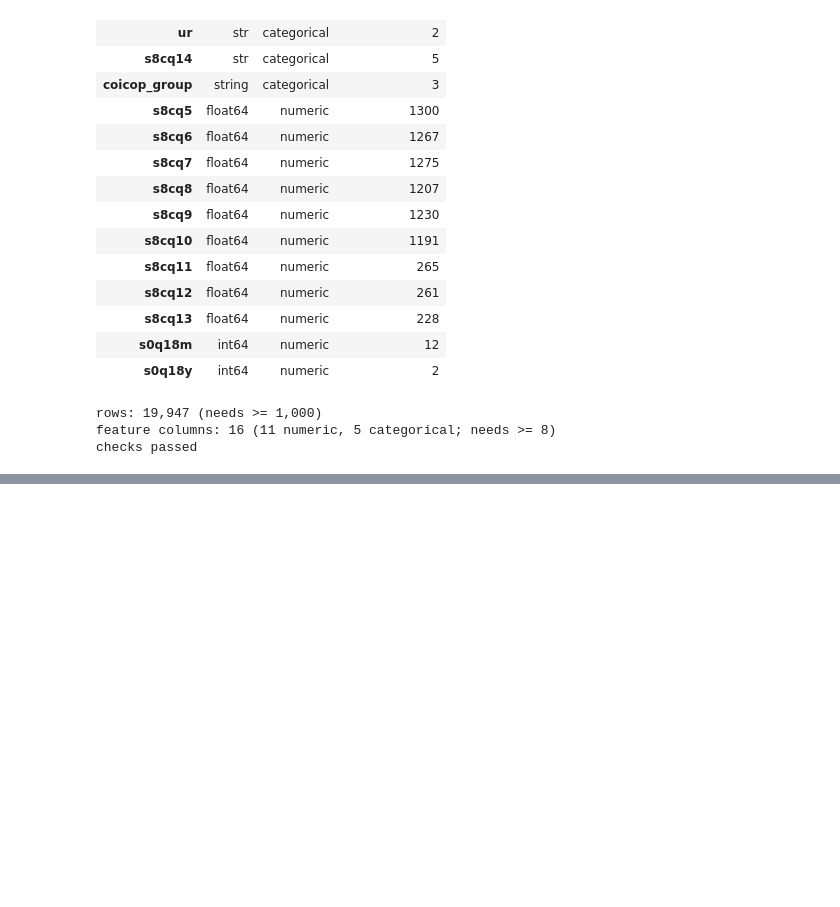
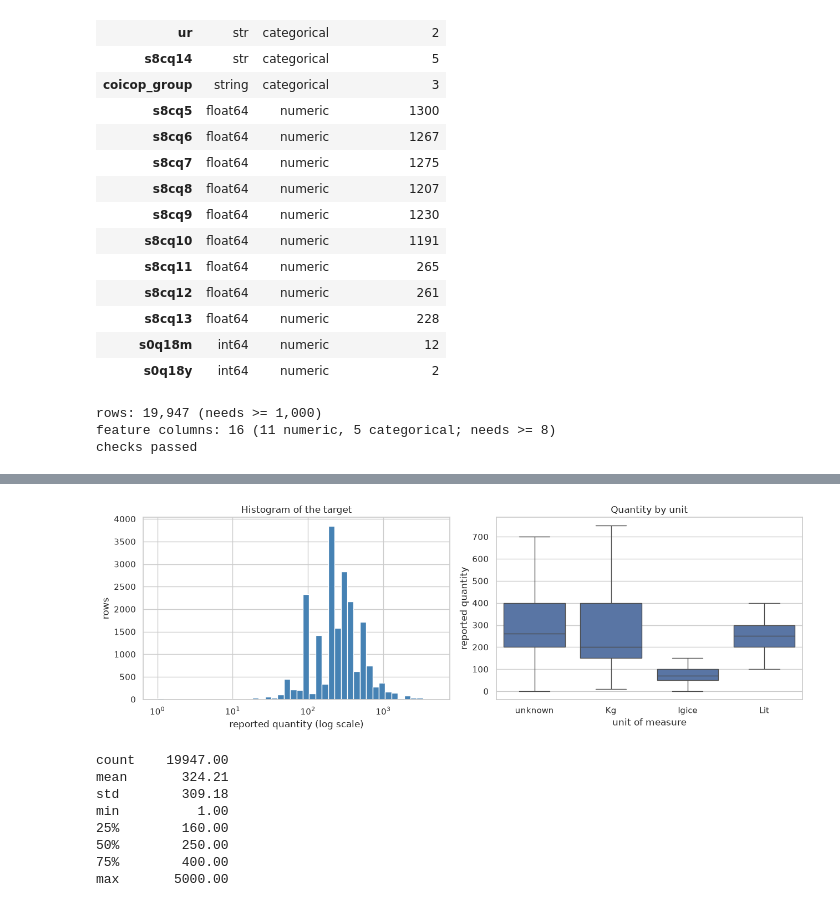
Before and after one commit to elkuradusenge/linear_regression_model, a Jupyter notebook: summative/linear_regression/multivariate.ipynb, the cells around one changed output, grey strips where cells are left out. Cells and saved outputs as stored; diff of their text form; code cells hidden in the pictures; blank space fills up the shorter version.

```diff
--- a/summative/linear_regression/multivariate.ipynb
+++ b/summative/linear_regression/multivariate.ipynb
@@ -250,0 +287,31 @@ checks passed
+# %%
+fig, axes = plt.subplots(1, 2, figsize=(13, 4.4))
+
+bins = np.logspace(np.log10(df[TARGET].min()), np.log10(df[TARGET].max()), 45)
+axes[0].hist(df[TARGET], bins=bins, color="steelblue", edgecolor="white")
+axes[0].set_xscale("log")
+axes[0].set_xlabel("reported quantity (log scale)")
+axes[0].set_ylabel("rows")
+axes[0].set_title("Histogram of the target")
+
+units = df["s8cq14"].value_counts().index[:4].tolist()
+sns.boxplot(data=df[df["s8cq14"].isin(units)], x="s8cq14", y=TARGET,
+            order=units, showfliers=False, ax=axes[1])
+axes[1].set_xlabel("unit of measure")
+axes[1].set_ylabel("reported quantity")
+axes[1].set_title("Quantity by unit")
+
+plt.tight_layout()
+plt.show()
+
+print(df[TARGET].describe().round(2).to_string())
+# %% [output]
+[figure, added]
+count    19947.00
+mean       324.21
+std        309.18
+min          1.00
+25%        160.00
+50%        250.00
+75%        400.00
+max       5000.00
```
Also changed, not shown: parts of 4 cells of this notebook.
